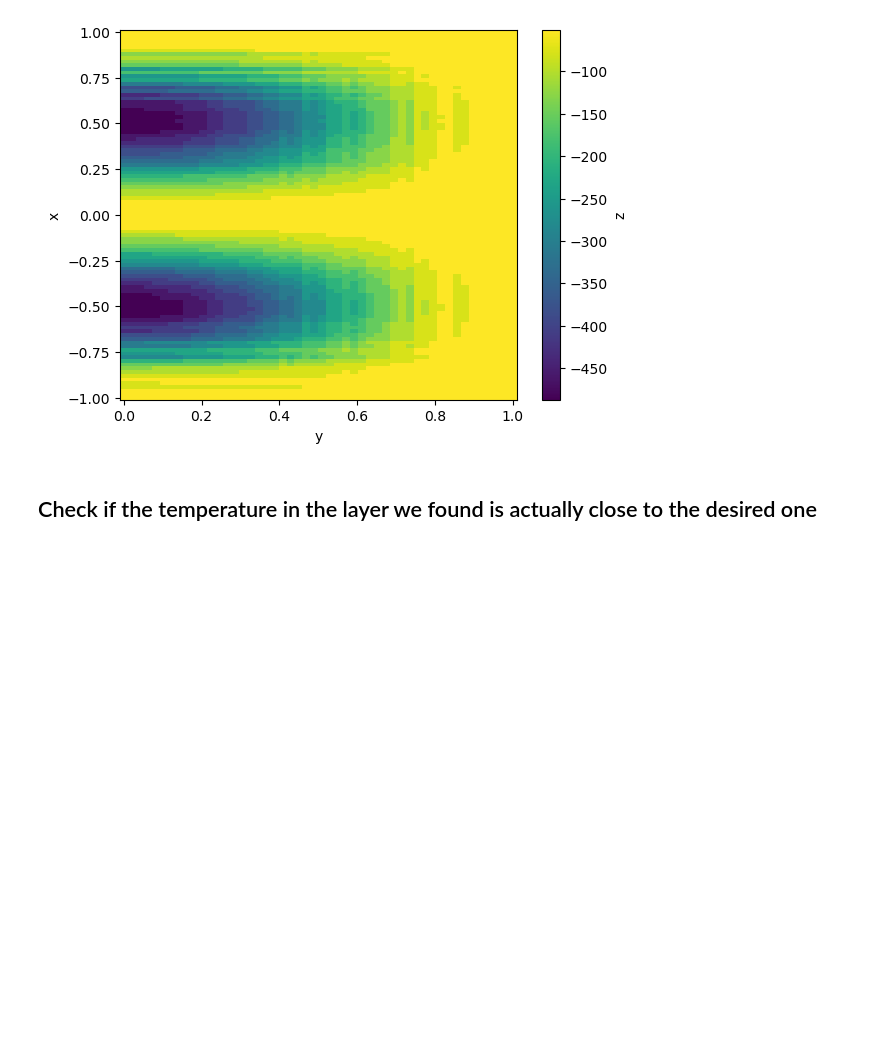
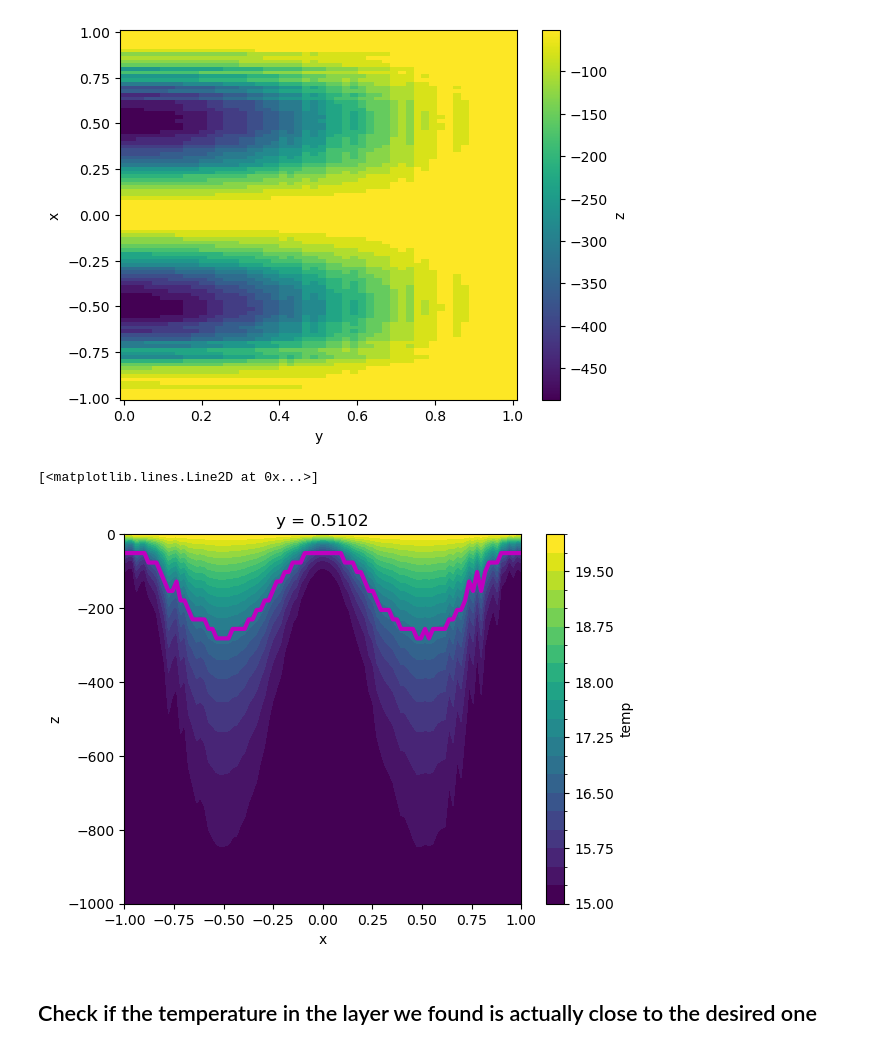
Before and after one commit to willirath/geomar-open-hacky-hour-2021-04, a Jupyter notebook: 2023-12-12/idxmax_find_threshold.ipynb, the cells around one changed output. Saved outputs shown, nothing was run; the diff lists cells and outputs as text; code cells hidden in the pictures; blank space fills up the shorter version.

```diff
--- a/2023-12-12/idxmax_find_threshold.ipynb
+++ b/2023-12-12/idxmax_find_threshold.ipynb
@@ -86,6 +86,12 @@ Coordinates:
   * y        (y) float64 0.0 0.02041 0.04082 0.06122 ... 0.9592 0.9796 1.0
 <matplotlib.collections.QuadMesh at 0x...>
 [figure]
+# %%
+ds.temp.sel(y=0.5, method="nearest").plot.contourf(levels=np.linspace(15, 20, 21))
+depth_of_interest.sel(y=0.5, method="nearest").plot(color="m", linewidth=3)
+# %% [output]
+[<matplotlib.lines.Line2D at 0x...>]
+[figure, added]
 # %% [markdown]
 ## Check if the temperature in the layer we found is actually close to the desired one
 # %%
```
